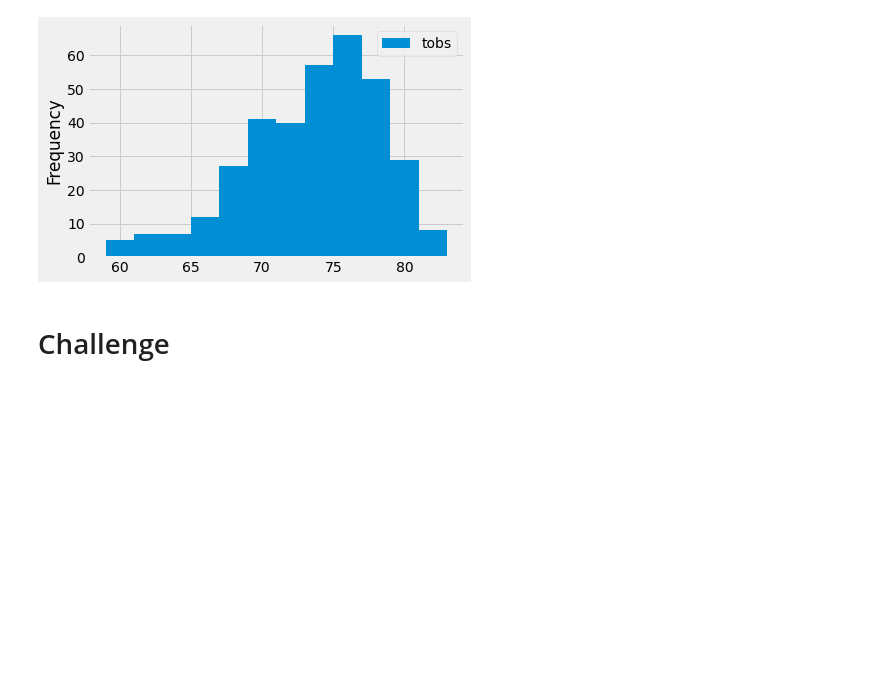
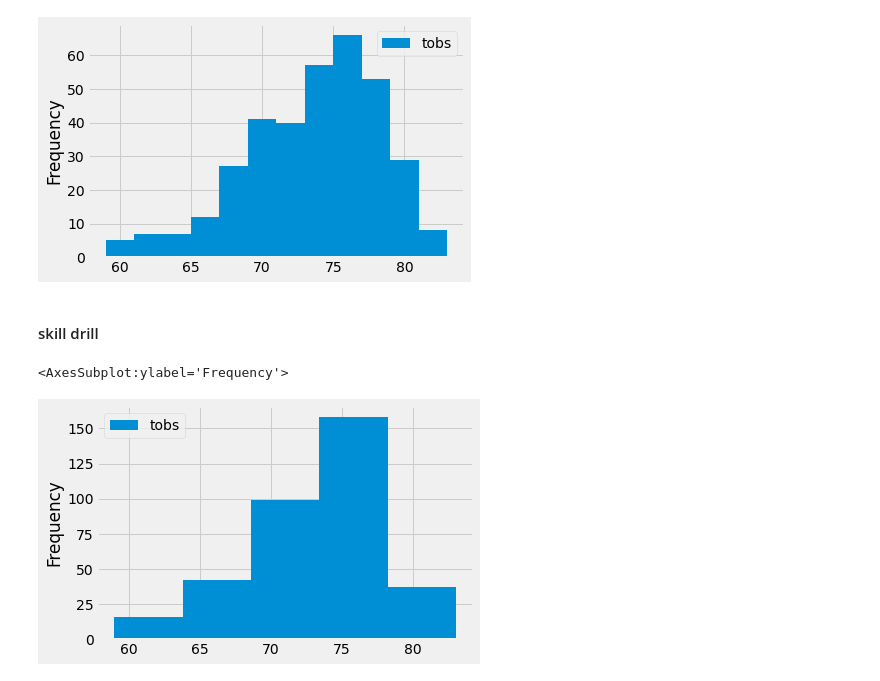
Before and after one commit to ejngotho1/surfs_up, a Jupyter notebook: climate_analysis.ipynb, the cells around one changed output. Drawn from its saved outputs; the diff is of its cells as text; code cells hidden in the pictures; blank space fills up the shorter version.

```diff
--- a/climate_analysis.ipynb
+++ b/climate_analysis.ipynb
@@ -297,2 +294,8 @@ AttributeError: 'AxesSubplot' object has no attribute 'tight_layout'
-# %% [markdown]
-# Challenge
+# %% [markdown]
+#### skill drill
+# %%
+# lets change the bins to 5
+df.plot.hist(bins=5)
+# %% [output]
+<AxesSubplot:ylabel='Frequency'>
+[figure, added]
```
Also changed, not shown: parts of 2 cells of this notebook.
